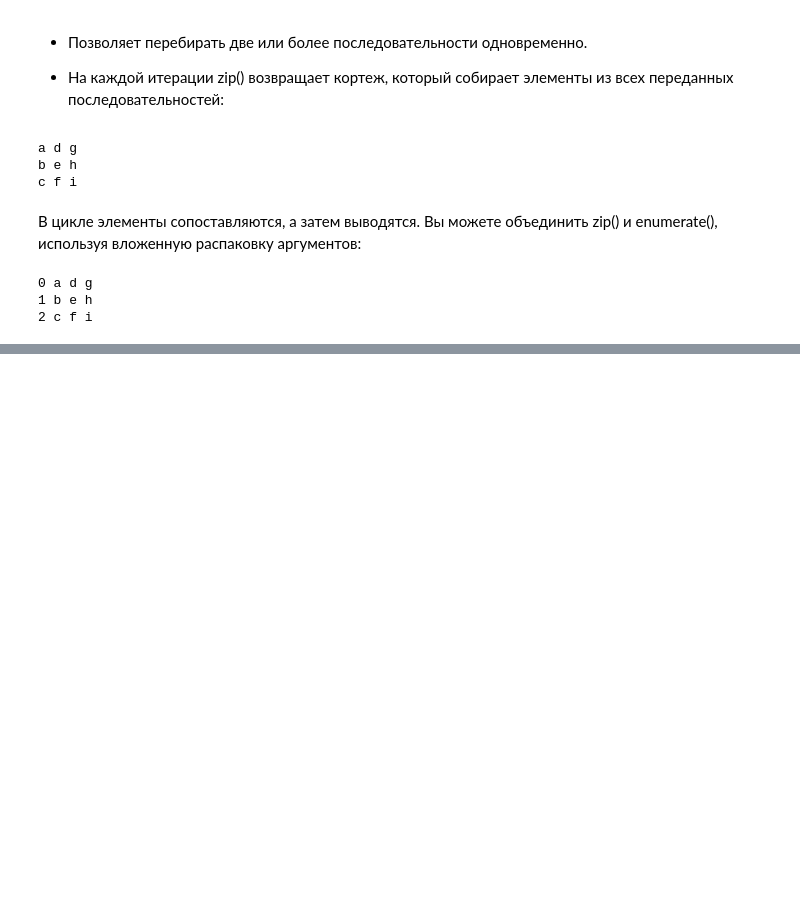
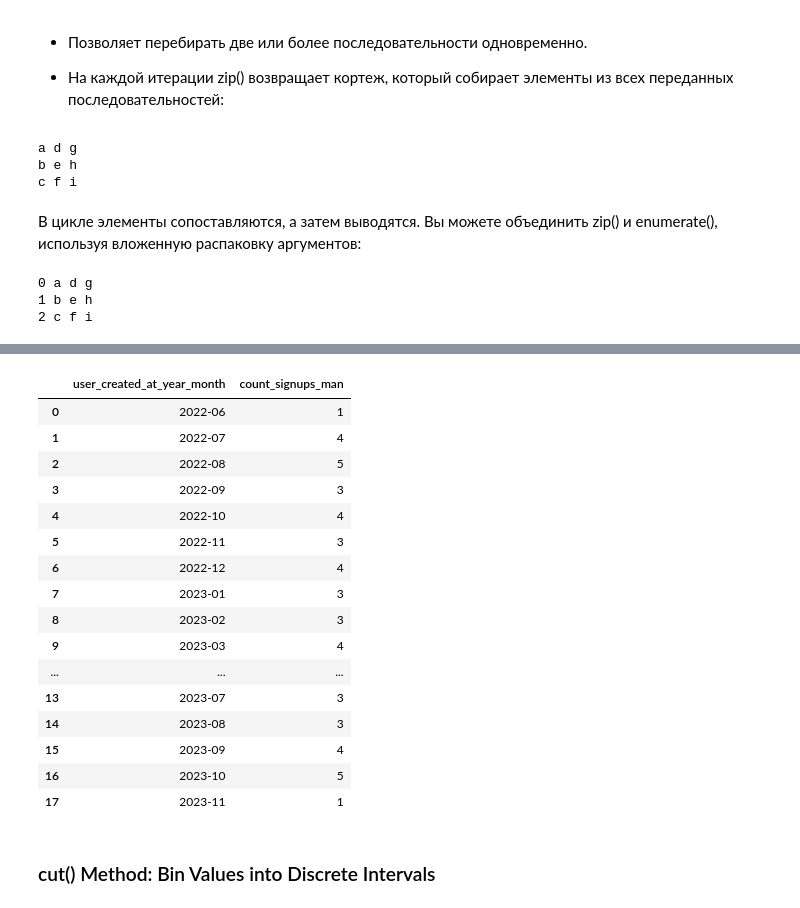
Before and after one commit to T-art-coder/Python-notebooks, a Jupyter notebook: Handy_Python_Notes.ipynb, the cells around one changed output, grey strips where cells are left out. Drawn from its saved outputs; the diff is of its cells as text; code cells hidden in the pictures; blank space fills up the shorter version.

```diff
--- a/Handy_Python_Notes.ipynb
+++ b/Handy_Python_Notes.ipynb
@@ -596,0 +614,21 @@ for count, (one, two, three) in enumerate(zip(first, second, third)):
+# %%
+random.seed(18)
+
+signup_datetime = datetime.datetime.today()
+signup_datetimes = []
+total_signups = 60
+
+for signup in range(total_signups):
+  random_days = random.randint(1, 13)
+  random_minutes = random.randint(1, 60)
+
+  signup_datetime = signup_datetime + datetime.timedelta(
+      days = random_days, minutes = random_minutes)
+  signup_datetimes.append(signup_datetime)
+# %%
+df = pd.DataFrame(
+    {'user_created_at': signup_datetimes,
+     'user_id': range(0, total_signups)}
+)
+
+df.head()
@@ -596,0 +642,4 @@ for count, (one, two, three) in enumerate(zip(first, second, third)):
+# %%
+df['user_created_at_year_month'] = df['user_created_at'].dt.strftime("%Y-%m")
+
+df.head()
@@ -596,0 +655,4 @@ for count, (one, two, three) in enumerate(zip(first, second, third)):
+# %%
+df['user_created_at_year_month_2'] = pd.to_datetime(df['user_created_at']).dt.to_period('M')
+
+df.head()
@@ -596,0 +666,22 @@ for count, (one, two, three) in enumerate(zip(first, second, third)):
+# %%
+df.groupby('user_created_at_year_month').size().reset_index().rename(columns = {0: 'count_signups_man'})
+# %% [output]
+|  | user_created_at_year_month | count_signups_man |
+| 0 | 2022-06 | 1 |
+| 1 | 2022-07 | 4 |
+| 2 | 2022-08 | 5 |
+| 3 | 2022-09 | 3 |
+| 4 | 2022-10 | 4 |
+| 5 | 2022-11 | 3 |
+| 6 | 2022-12 | 4 |
+| 7 | 2023-01 | 3 |
+| 8 | 2023-02 | 3 |
+| 9 | 2023-03 | 4 |
+| ... | ... | ... |
+| 13 | 2023-07 | 3 |
+| 14 | 2023-08 | 3 |
+| 15 | 2023-09 | 4 |
+| 16 | 2023-10 | 5 |
+| 17 | 2023-11 | 1 |
+# %% [markdown]
+### cut() Method: Bin Values into Discrete Intervals
```
Also changed, not shown: parts of 39 cells of this notebook.
